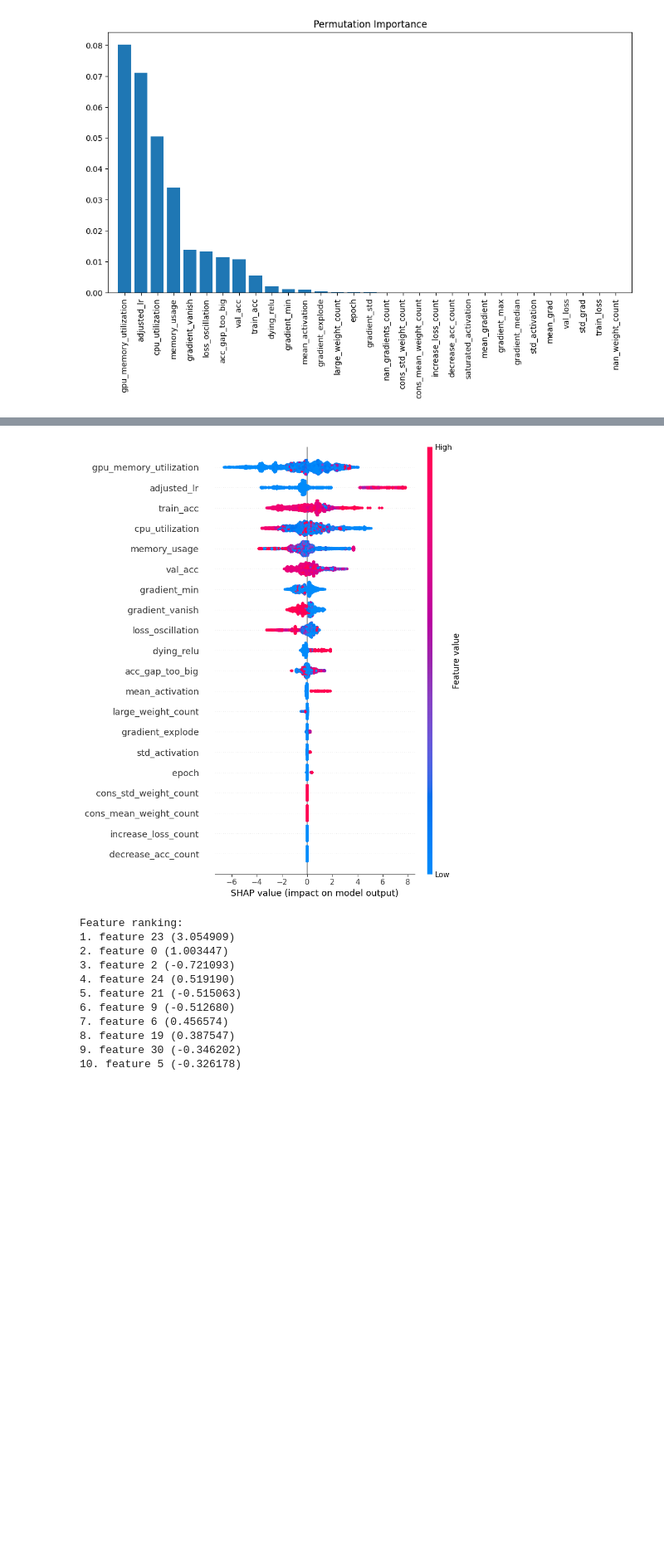
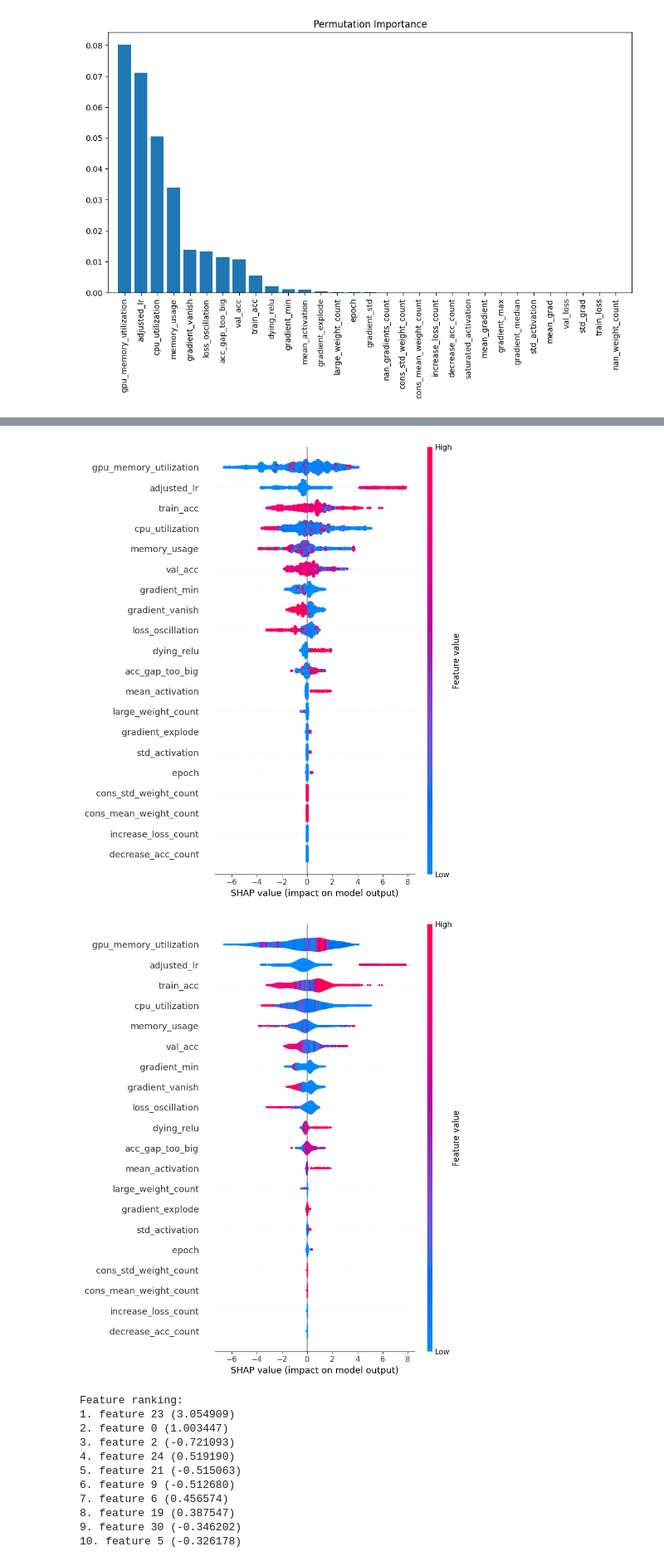
Before and after one commit to SigmaJahan/DEFault-DNN-Debugging, a Jupyter notebook: c_binary_classifiers/2_second_level_binary_classifier_dynamic_Hyperparameter.ipynb, the cells around one changed output, grey strips where cells are left out. Shown at 83% size. Saved outputs shown, nothing was run; the diff lists cells and outputs as text; code cells hidden in the pictures; blank space fills up the shorter version.

```diff
--- a/c_binary_classifiers/2_second_level_binary_classifier_dynamic_Hyperparameter.ipynb
+++ b/c_binary_classifiers/2_second_level_binary_classifier_dynamic_Hyperparameter.ipynb
@@ -164,4 +104,5 @@ Combined balanced data saved to D:\ICSE_Dataset\hyperparameter_correct_data.csv
 # %%
-# now change the label names to 0 and 1 - Hyperparameter to 1 and all others to 0
+# read the data from CSV
+data = pd.read_csv("D:\\ICSE_Dataset\\hyperparameter_correct_data.csv")
+df_combined = data.copy()
 df_combined['label'] = df_combined['label'].apply(lambda x: 1 if x == 'Hyperparameter' else 0)
-df_combined
@@ -242,28 +142,3 @@ y_train shape:  (4113, 2)
 y_test shape:  (1029, 2)
 # %% [markdown]
 Feature importance
-# %%
-import numpy as np
-import pandas as pd
-import matplotlib.pyplot as plt
-from sklearn.ensemble import RandomForestClassifier
-from sklearn.feature_selection import SelectFromModel
-
-clf = RandomForestClassifier(n_estimators=100, random_state=42, n_jobs=-1)
-clf.fit(X_train, y_train)
-importances = clf.feature_importances_
-
-indices = np.argsort(importances)[::-1]
-print("Feature ranking:")
-for f in range(X_train.shape[1]):
-    print("%d. feature %d (%f)" % (f + 1, indices[f], importances[indices[f]]))
-
-
-feature_names = X.columns
-feature_names = feature_names[indices]
-plt.figure(figsize=(12, 6))
-plt.title("Feature importances")
-plt.bar(range(X_train.shape[1]), importances[indices], align="center")
-plt.xticks(range(X_train.shape[1]), feature_names, rotation=90)
-plt.xlim([-1, X_train.shape[1]])
-plt.show()
@@ -336,13 +225,11 @@ Feature ranking:
 # %%
-import shap
-import xgboost as xgb
-
-model = xgb.XGBClassifier(n_estimators=100, random_state=42)
-model.fit(X_train, y_train)
+# Shap
 explainer = shap.TreeExplainer(model)
 shap_values = explainer.shap_values(X_train)
 feature_names = X.columns
-shap.summary_plot(shap_values, X_train, feature_names=feature_names)
+shap.summary_plot(shap_values, X_train, feature_names=feature_names, plot_type='dot')
+shap.summary_plot(shap_values, X_train, feature_names=feature_names, plot_type='violin')
 # %% [output]
-[figure, old version]
+[figure, new version]
+[figure, added]
 # %%
```
Also changed, not shown: parts of 23 cells of this notebook, 27 other files.
